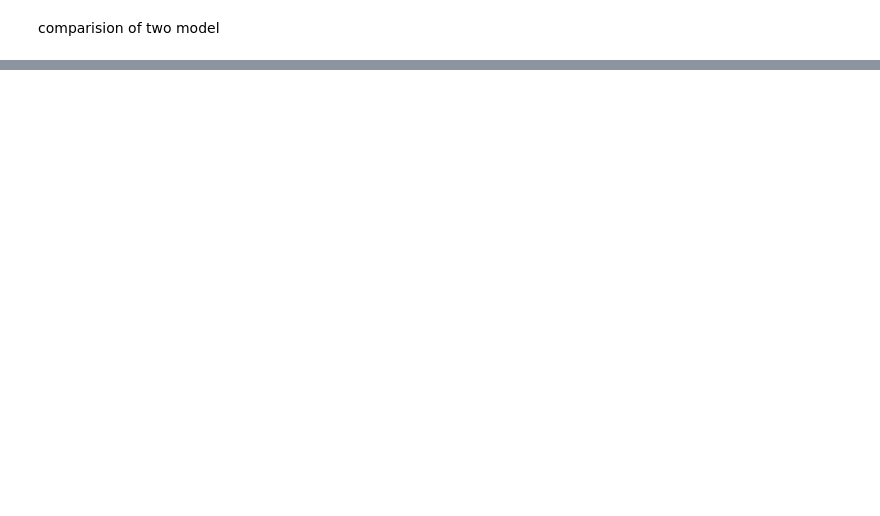
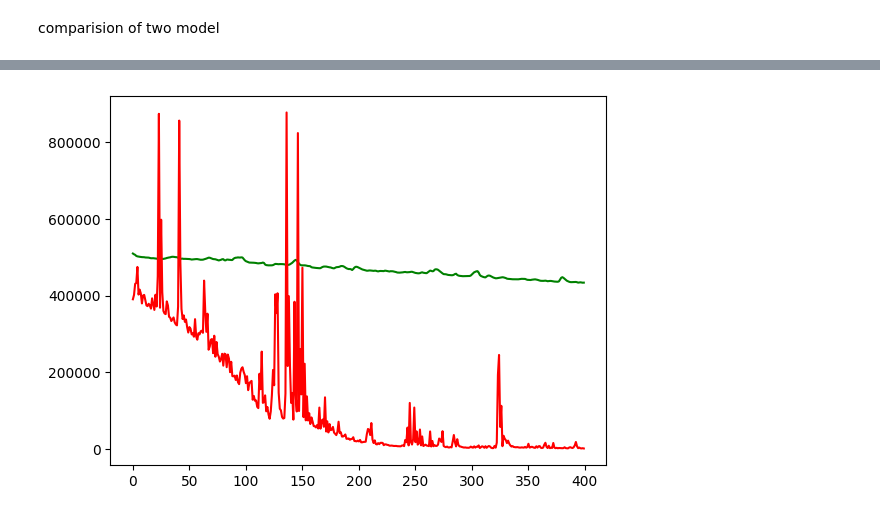
Before and after one commit to yashar-moghadam-nejad/Deep-Learning, a Jupyter notebook: second model.ipynb, the cells around one changed output, grey strips where cells are left out. Saved outputs shown, nothing was run; the diff lists cells and outputs as text; code cells hidden in the pictures; blank space fills up the shorter version.

```diff
--- a/second model.ipynb
+++ b/second model.ipynb
@@ -125,0 +123,6 @@ pl
+# %%
+plt.plot(hist_1.history['val_loss'][100:500],color = 'green')
+plt.plot(hist_2.history['val_loss'][100:500],color = 'red')
+plt.show()
+# %% [output]
+[figure, added]
```
Also changed, not shown: parts of 7 cells of this notebook.
